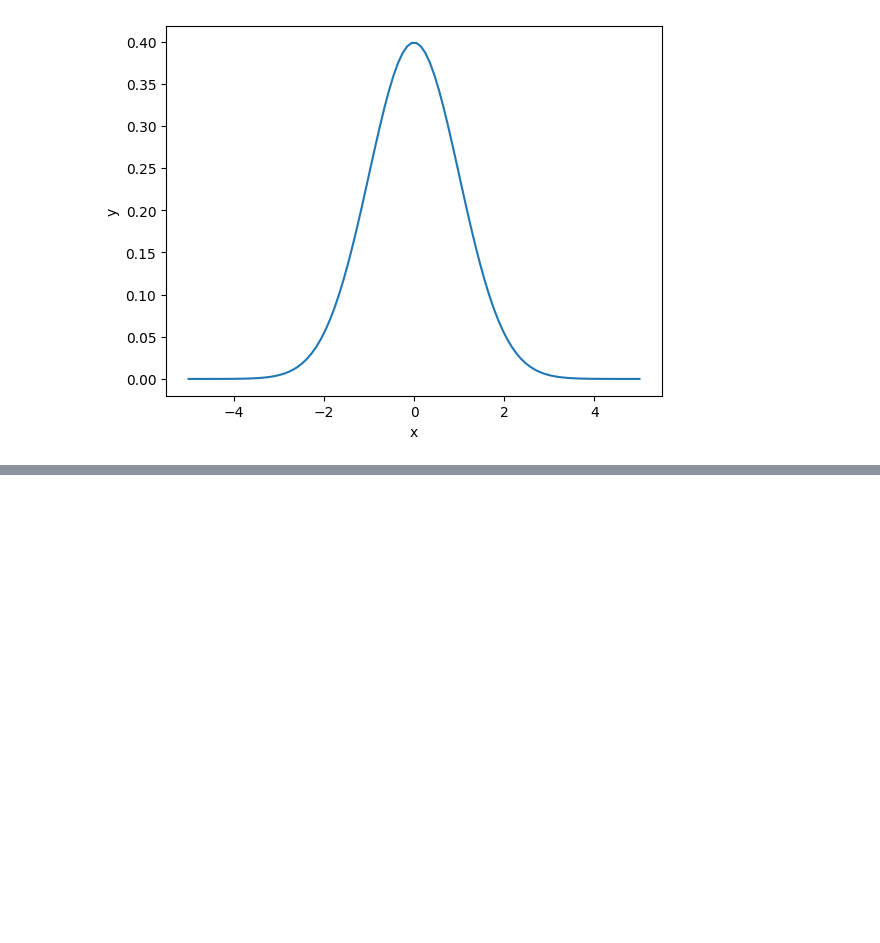
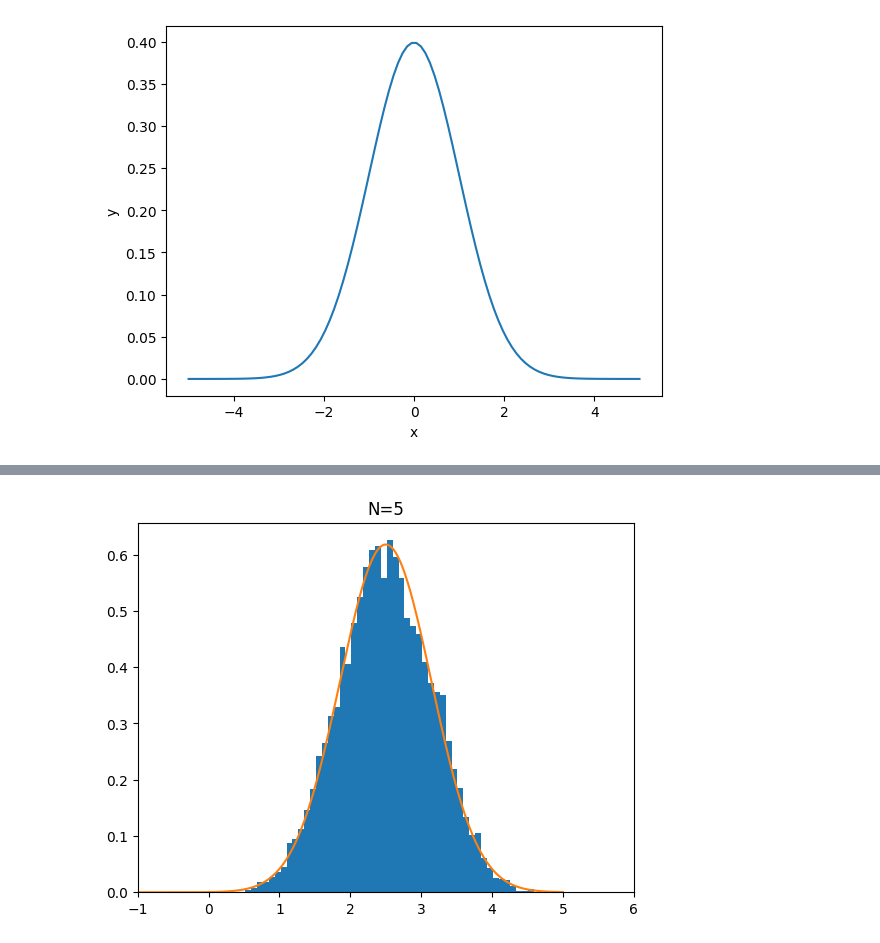
Before and after one commit to ExcelsiorCJH/dl-from-scratch-5, a Jupyter notebook: notebooks/01-normal.ipynb, the cells around one changed output, grey strips where cells are left out. Saved outputs shown, nothing was run; the diff lists cells and outputs as text; code cells hidden in the pictures; blank space fills up the shorter version.

```diff
--- a/notebooks/01-normal.ipynb
+++ b/notebooks/01-normal.ipynb
@@ -23,0 +84,32 @@ plt.show()
+# %%
+x_means = []
+N = 5
+
+for _ in range(10000):
+    xs = []
+    for i in range(N):
+        x = np.random.rand()
+        xs.append(x)
+    mean = np.sum(xs)
+    x_means.append(mean)
+
+
+# normal distribution
+def normal(x, mu=0, sigma=1):
+    y = 1 / (np.sqrt(2 * np.pi) * sigma) * np.exp(-((x - mu) ** 2) / (2 * sigma**2))
+    return y
+
+
+x_norm = np.linspace(-5, 5, 1000)
+mu = 0.5 * N
+sigma = np.sqrt(1 / 12 * N)
+y_norm = normal(x_norm, mu, sigma)
+
+# plot
+plt.hist(x_means, bins="auto", density=True)
+plt.plot(x_norm, y_norm)
+plt.title(f"N={N}")
+plt.xlim(-1, 6)
+plt.show()
+# %% [output]
+[figure, added]
```
Also changed, not shown: parts of 5 cells of this notebook.
